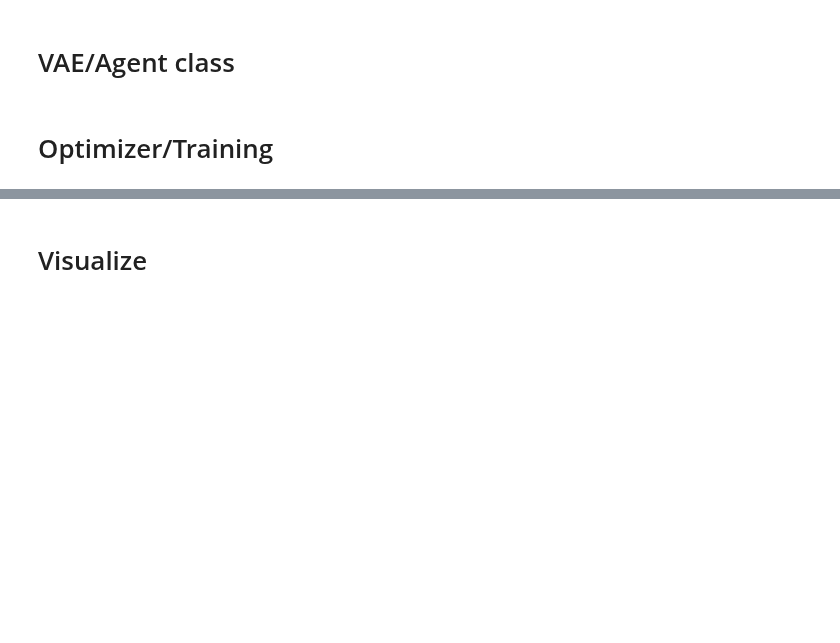
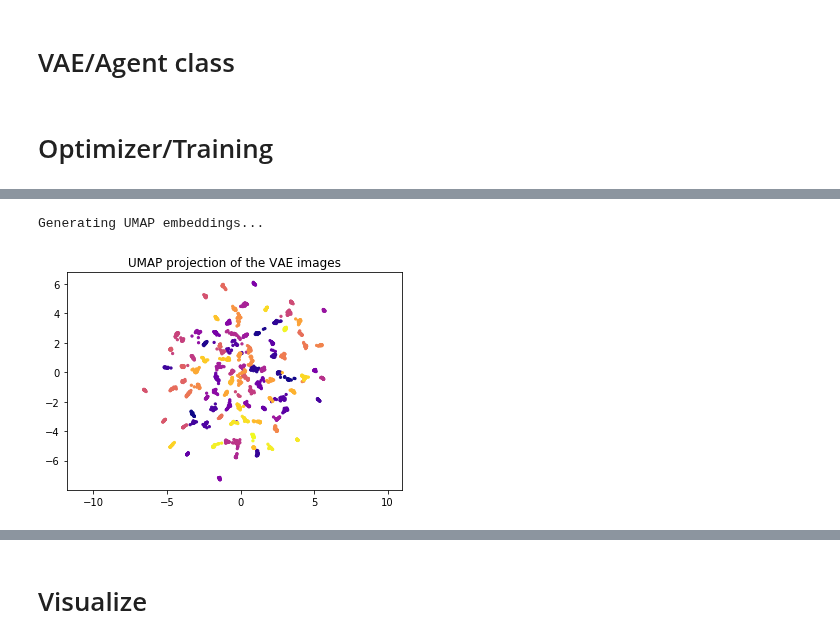
Before and after one commit to heysoos/pytorch-mnist-VAE, a Jupyter notebook: pytorch-mnist-VAE_agents.ipynb, the cells around one changed output, grey strips where cells are left out. Saved outputs shown, nothing was run; the diff lists cells and outputs as text; code cells hidden in the pictures; blank space fills up the shorter version.

```diff
--- a/pytorch-mnist-VAE_agents.ipynb
+++ b/pytorch-mnist-VAE_agents.ipynb
@@ -256,0 +240,44 @@ plt.legend()
+# %%
+loss = []
+numExamples = 10
+for epoch in range(1, 3000):
+
+    if not epoch % 100 or epoch == 1:
+
+        # plot examples
+        '''
+        fig, axs = plt.subplots(len(agents), numExamples, figsize=(numExamples, len(agents)))
+
+        for i, ax in enumerate(axs.flatten()):
+            a_i = int(i/numExamples)
+            ax.imshow(agents[a_i].generate_signal().cpu().detach().reshape(res, res), vmin=-1, vmax=1)
+            ax.set_axis_off()
+
+        plt.show()
+        '''
+
+        # plot umap embeddings
+        print('Generating UMAP embeddings...')
+        numImgs = 25
+        imgs = [a.generate_signal().cpu().detach().numpy() for a in agents for i in range(0, numImgs)]
+        labels = [i for i, a in enumerate(agents) for j in range(0, numImgs)]
+        embedding = reducer.fit_transform(imgs)
+        plt.scatter(embedding[:, 0], embedding[:, 1], c=labels, cmap='plasma', s=5)
+        plt.gca().set_aspect('equal', 'datalim')
+        plt.title('UMAP projection of the VAE images', fontsize=12)
+
+        plt.show()
+
+    loss.append(train(epoch))
+
+#     test()
+
+s_loss = [l[0] for l in loss]
+l_loss = [l[1] for l in loss]
+
+plt.plot(s_loss, label='speaker')
+plt.plot(l_loss, label='listener')
+plt.legend()
+# %% [output]
+Generating UMAP embeddings...
+[figure, added]
```
Also changed, not shown: parts of 24 cells of this notebook.
